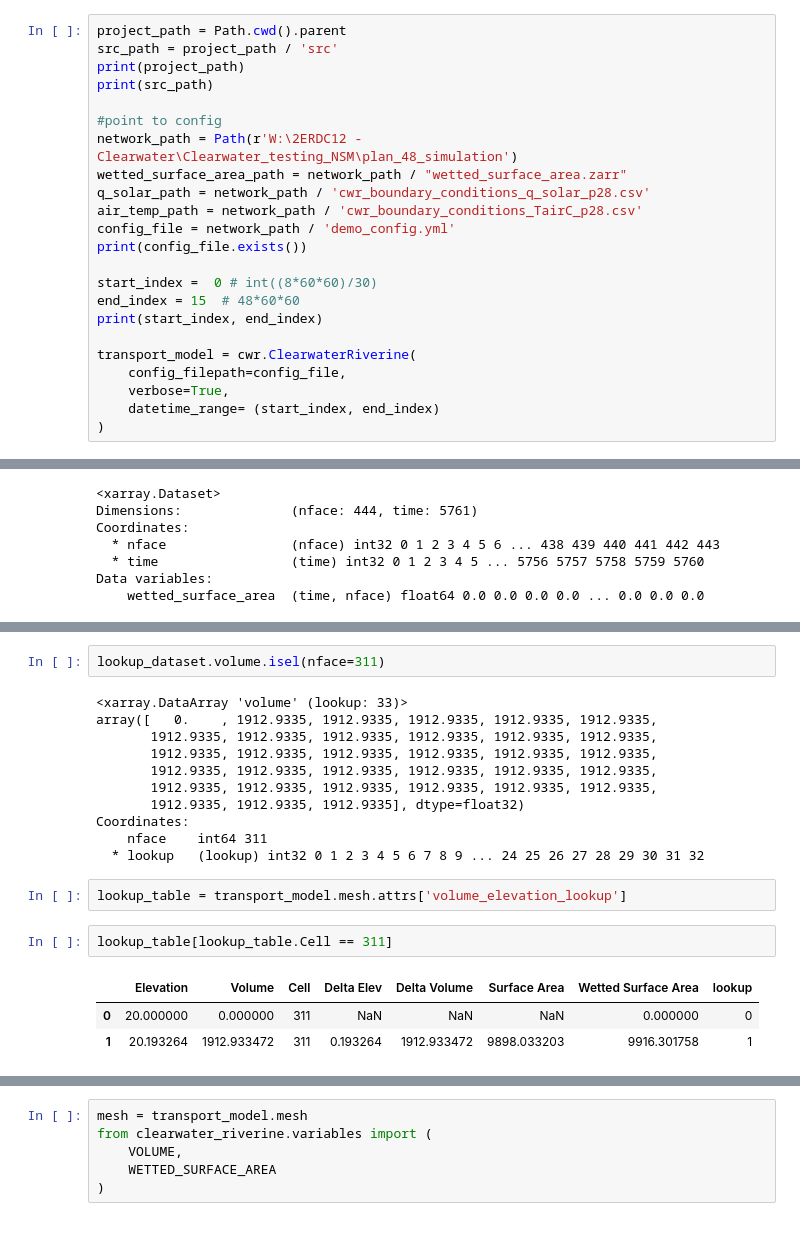
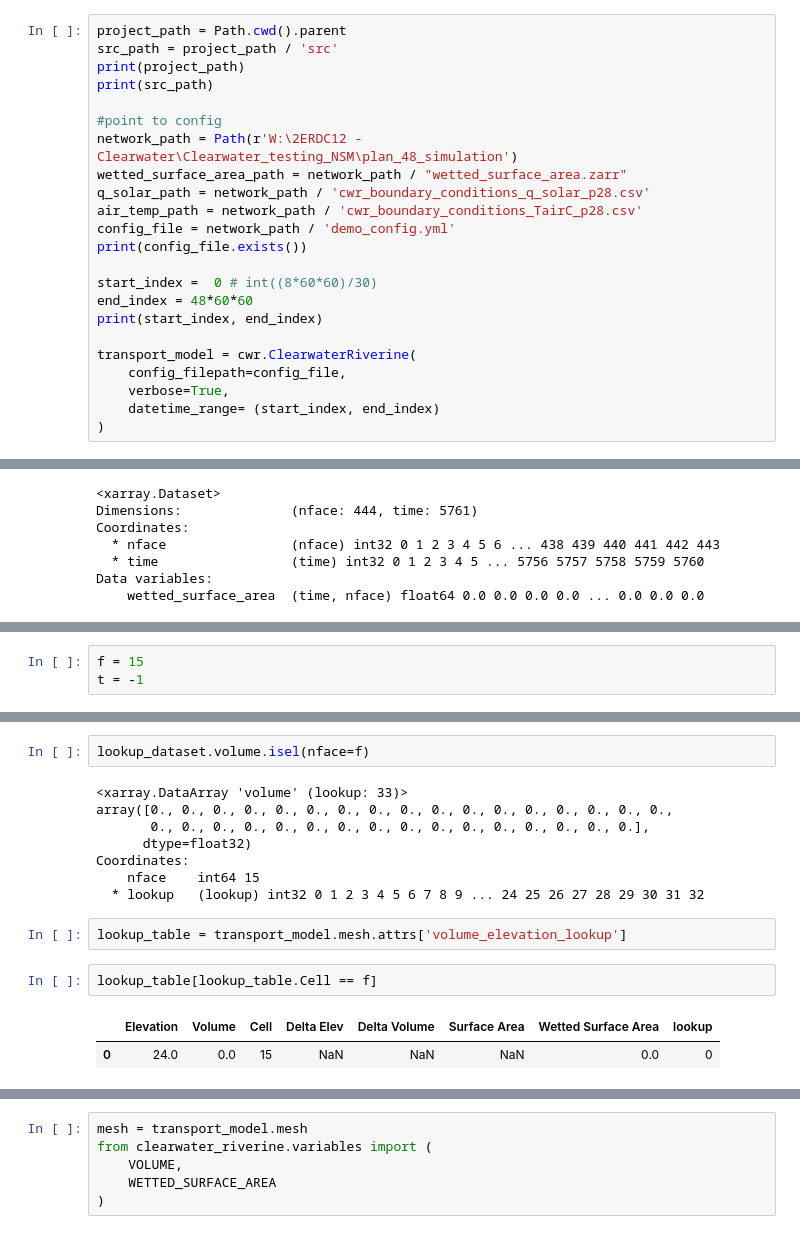
Before and after one commit to EcohydrologyTeam/ClearWater-riverine, a Jupyter notebook: examples/dev_sandbox/wetted_surface_area.ipynb, the cells around one changed output, grey strips where cells are left out. Drawn from its saved outputs; the diff is of its cells as text.

```diff
--- a/examples/dev_sandbox/wetted_surface_area.ipynb
+++ b/examples/dev_sandbox/wetted_surface_area.ipynb
@@ -22,7 +22,7 @@ config_file = network_path / 'demo_config.yml'
 print(config_file.exists())
 
 start_index =  0 # int((8*60*60)/30)
-end_index = 15  # 48*60*60
+end_index = 48*60*60
 print(start_index, end_index)
 
 transport_model = cwr.ClearwaterRiverine(
@@ -132,0 +138,3 @@ Coordinates:
+# %%
+f = 15
+t = -1
@@ -189,24 +199,20 @@ Attributes:
     Rows:                       Times
     Units:                      ft^3
 # %%
-lookup_dataset.volume.isel(nface=311)
+lookup_dataset.volume.isel(nface=f)
 # %% [output]
 <xarray.DataArray 'volume' (lookup: 33)>
-array([   0.    , 1912.9335, 1912.9335, 1912.9335, 1912.9335, 1912.9335,
-       1912.9335, 1912.9335, 1912.9335, 1912.9335, 1912.9335, 1912.9335,
-       1912.9335, 1912.9335, 1912.9335, 1912.9335, 1912.9335, 1912.9335,
-       1912.9335, 1912.9335, 1912.9335, 1912.9335, 1912.9335, 1912.9335,
-       1912.9335, 1912.9335, 1912.9335, 1912.9335, 1912.9335, 1912.9335,
-       1912.9335, 1912.9335, 1912.9335], dtype=float32)
+array([0., 0., 0., 0., 0., 0., 0., 0., 0., 0., 0., 0., 0., 0., 0., 0., 0.,
+       0., 0., 0., 0., 0., 0., 0., 0., 0., 0., 0., 0., 0., 0., 0., 0.],
+      dtype=float32)
 Coordinates:
-    nface    int64 311
+    nface    int64 15
   * lookup   (lookup) int32 0 1 2 3 4 5 6 7 8 9 ... 24 25 26 27 28 29 30 31 32
 # %%
 lookup_table = transport_model.mesh.attrs['volume_elevation_lookup']
 # %%
-lookup_table[lookup_table.Cell == 311]
+lookup_table[lookup_table.Cell == f]
 # %% [output]
 |  | Elevation | Volume | Cell | Delta Elev | Delta Volume | Surface Area | Wetted Surface Area | lookup |
-| 0 | 20.000000 | 0.000000 | 311 | NaN | NaN | NaN | 0.000000 | 0 |
-| 1 | 20.193264 | 1912.933472 | 311 | 0.193264 | 1912.933472 | 9898.033203 | 9916.301758 | 1 |
+| 0 | 24.0 | 0.0 | 15 | NaN | NaN | NaN | 0.0 | 0 |
 # %%
```
Also changed, not shown: parts of 16 cells of this notebook, 1 other file.
